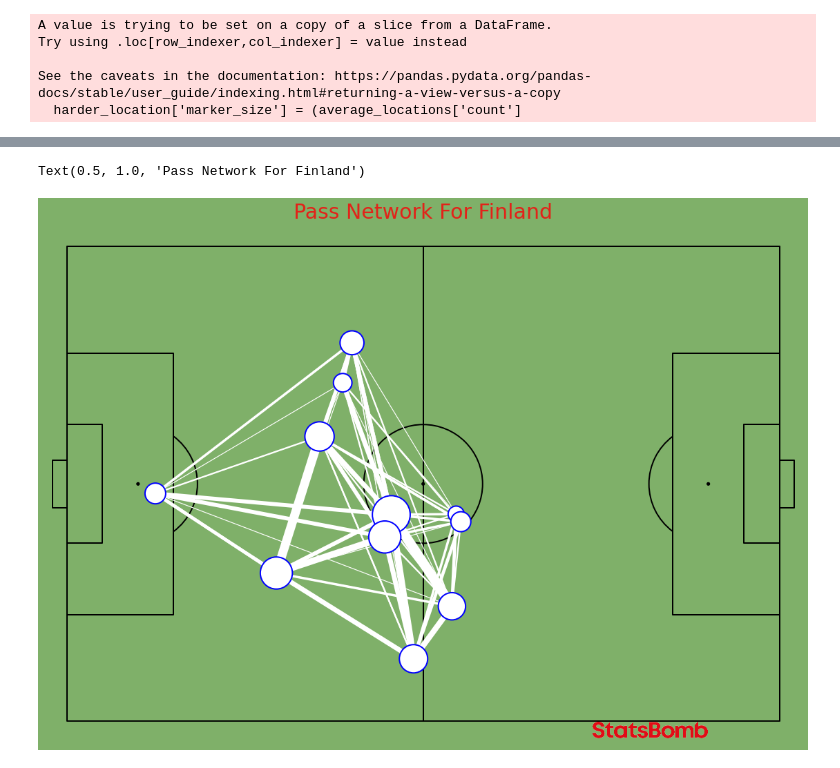
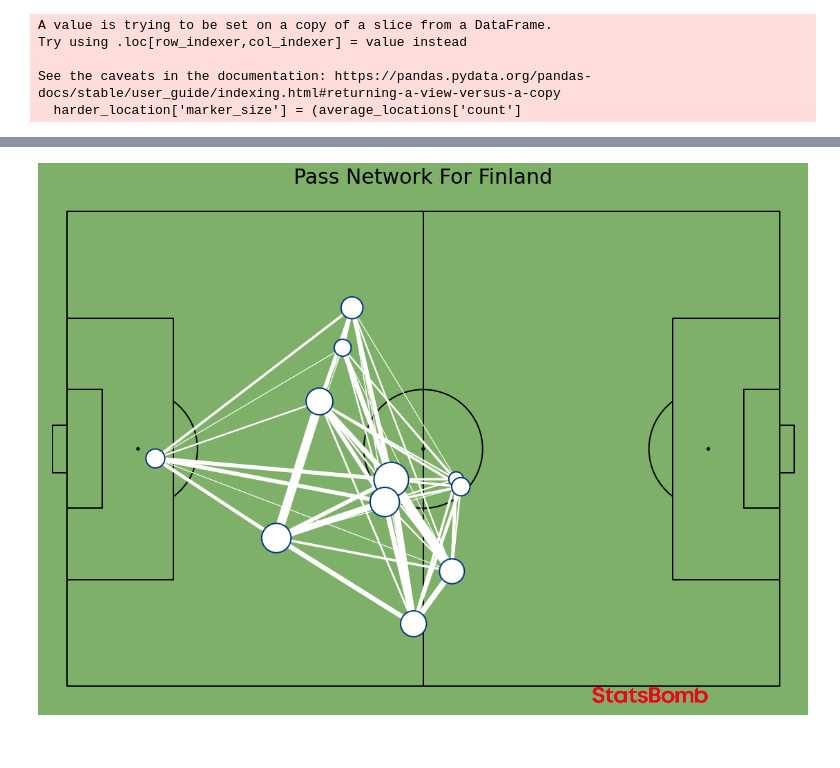
Before and after one commit to AugustSteff/Data-Analysis-in-football, a Jupyter notebook: Den v Fin_Analysis.ipynb, the cells around one changed output, grey strips where cells are left out. Cells and saved outputs as stored; diff of their text form; code cells hidden in the pictures.

```diff
--- a/Den v Fin_Analysis.ipynb
+++ b/Den v Fin_Analysis.ipynb
@@ -26,6 +70,11 @@ allshots = allshots.reset_index()
 # %%
-dfFin = df[df["team"] == "WNT Finland"]
-dfDen = df[df["team"] == "Denmark Women's"]
+dfFin = df[df["team"] == ateam]
+dfDen = df[df["team"] == hteam]
 # %%
 pitchColor = "#7FB069"
 figColor = "#7FB069"
+linesColor = "black"
+hteamColor = "#E32219"
+ateamColor = "#003581"
+MVP = "Pernille Mosegaard Harder"
+textColor = "black"
@@ -353,26 +423,43 @@ Text(0.5, 1.0, 'Pass Network Denmark v Finland')
+# %%
+average_locationsFin = pass_fin_map.groupby("passer").agg({"x_start":["mean"], "y_start": ["mean", "count"]})
+average_locationsFin.columns = ["x_start","y_start", "count", ]
+average_locationsFin.sort_values(by="passer", ascending=True)
+
+
+pass_betweenFin = pass_fin_map.groupby(["passer", "recipient"]).player_id.count().reset_index()
+pass_betweenFin.rename({"player_id": "pass_count"},axis="columns", inplace=True)
+
+pass_betweenFin = pass_betweenFin.merge(average_locationsFin, left_on="passer", right_index = True)
+pass_betweenFin = pass_betweenFin.merge(average_locationsFin, left_on="recipient", right_index = True, suffixes=["","_end"])
+
+
+MAX_LINE_WIDTH_FIN = 14
+MAX_MARKER_SIZE_FIN = 2500
+pass_betweenFin['width'] = (pass_betweenFin.pass_count / pass_betweenFin.pass_count.max() *
+                           MAX_LINE_WIDTH_FIN)
+average_locationsFin['marker_size'] = (average_locationsFin['count']
+                                         / average_locationsFin['count'].max() * MAX_MARKER_SIZE_FIN)
 # %%
-pitch = Pitch(pitch_type='statsbomb', goal_type="box", pitch_color=pitchColor, line_color='black')
+pitch = Pitch(pitch_type='statsbomb', goal_type="box", pitch_color=pitchColor, line_color=linesColor)
 fig, ax = pitch.draw(figsize=(16, 11), constrained_layout=True, tight_layout=False)
 fig.set_facecolor(figColor)
 
-pitch.arrows(70, 5, 100, 5, ax=axs["pitch"], color="#ECE4B7")
 
 pass_lines = pitch.lines(pass_betweenFin.x_start, pass_betweenFin.y_start,
                          pass_betweenFin.x_start_end, pass_betweenFin.y_start_end, lw=pass_betweenFin.width,
-                         zorder=1, ax=ax, color="white")
+                         zorder=1, ax=ax, color= "white")
 
 
 pass_nodes = pitch.scatter(average_locationsFin.x_start, average_locationsFin.y_start,
                            s=average_locationsFin.marker_size,
-                           color='white', edgecolors='blue', linewidth=2, alpha=1, ax=ax, label = "Finland Player")
+                           color= "white", edgecolors=ateamColor, linewidth=2, alpha=1, ax=ax, label = "Finland Player")
 ax3 = fig.add_axes([0.65, 0.016, 0.27, 0.03])
 ax3.axis('off')
 ax3.imshow(im)
 
 
-ax.set_title("Pass Network For Finland", fontsize=30, color="#E32219")
+ax.set_title("Pass Network For Finland", fontsize=30, color=textColor)
 
-#plt.savefig('Pass Network, Finland', dpi=300)
+#plt.savefig('viz/Pass Network, Finland', dpi=300, bbox_inches='tight')
 # %% [output]
-Text(0.5, 1.0, 'Pass Network For Finland')
-[figure, old version]
+[figure, new version]
```
Also changed, not shown: parts of 43 cells of this notebook.
